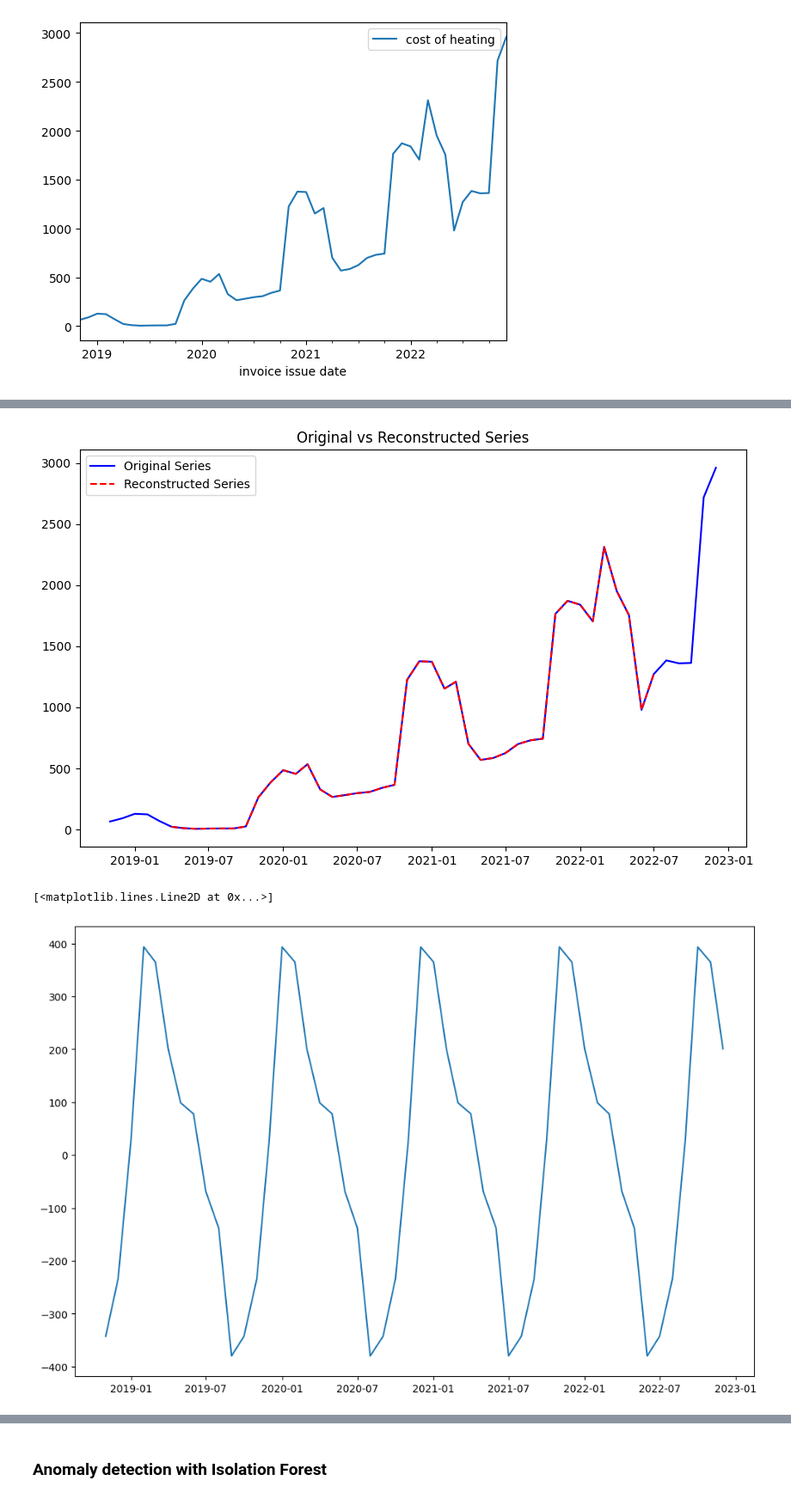
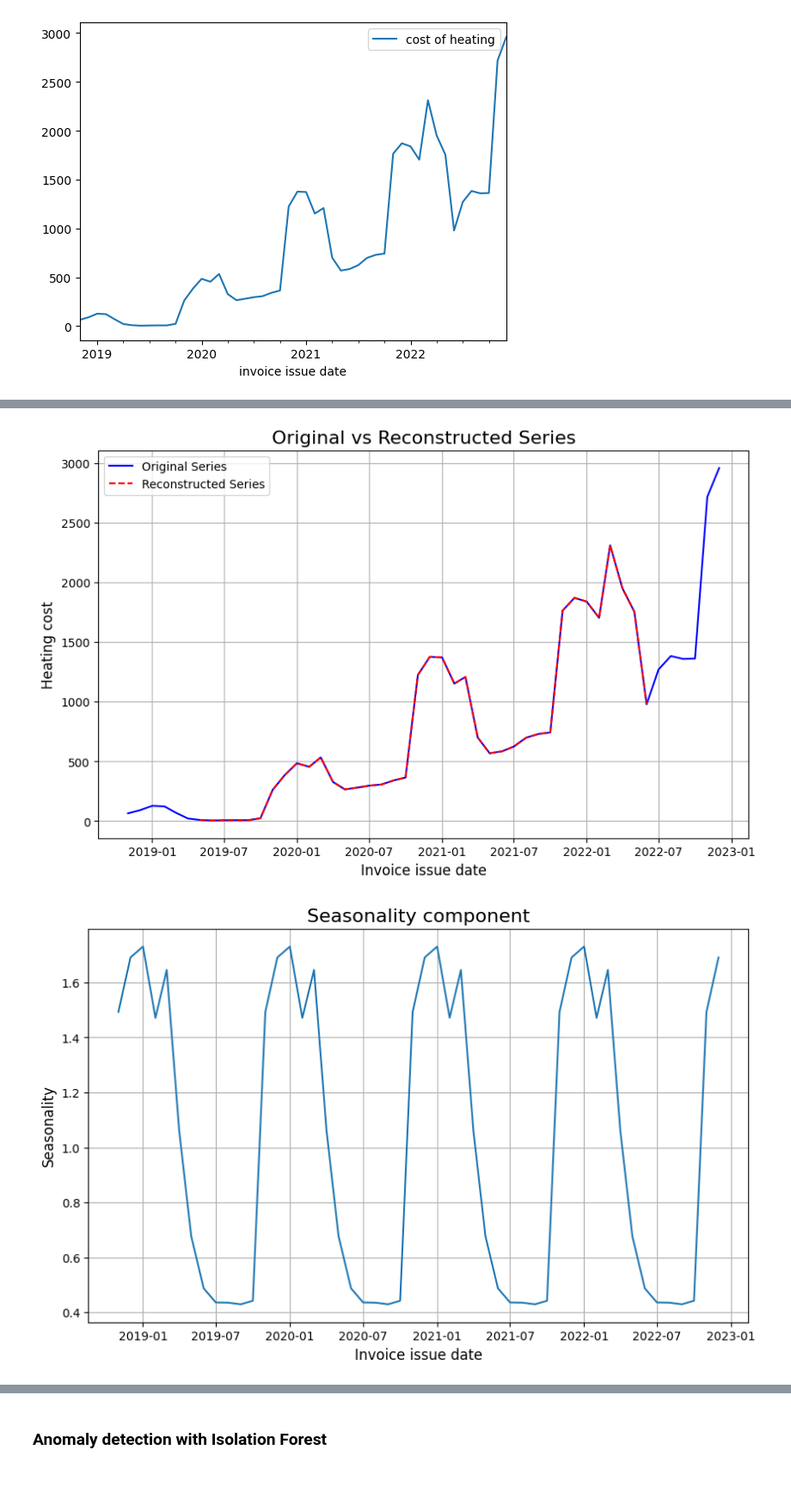
Before and after one commit to MKastek/time-series-notes, a Jupyter notebook: cost_of_heating_time_series.ipynb, the cells around one changed output, grey strips where cells are left out. Shown at 86% size. Cells and saved outputs as stored; diff of their text form; code cells hidden in the pictures.

```diff
--- a/cost_of_heating_time_series.ipynb
+++ b/cost_of_heating_time_series.ipynb
@@ -127,7 +127,7 @@ df.plot(x='invoice issue date', y='cost of heating')
 # %%
 from statsmodels.tsa.seasonal import seasonal_decompose
 
-result = seasonal_decompose(x=df['cost of heating'], model='additive', period=11)
+result = seasonal_decompose(x=df['cost of heating'], model='multiplicative', period=12)
 # %%
 result.plot()
 plt.show()
@@ -139,14 +139,20 @@ reconstructed = result.trend + result.seasonal + result.resid
 plt.figure(figsize=(10, 6))
 plt.plot(df['invoice issue date'],df['cost of heating'], label='Original Series', color='blue')
 plt.plot(df['invoice issue date'],reconstructed, label='Reconstructed Series', color='red', linestyle='--')
+plt.xlabel("Invoice issue date",fontsize=12)
+plt.ylabel("Heating cost",fontsize=12)
 plt.legend()
-plt.title("Original vs Reconstructed Series")
+plt.grid()
+plt.title("Original vs Reconstructed Series",fontsize=16)
 plt.show()
 # %% [output]
-[figure, old version]
+[figure, new version]
 # %%
-plt.figure(figsize=(12, 8))
+plt.figure(figsize=(10, 6))
 plt.plot(df['invoice issue date'], result.seasonal, label='Seasonality')
+plt.xlabel("Invoice issue date",fontsize=12)
+plt.ylabel("Seasonality",fontsize=12)
+plt.title("Seasonality component",fontsize=16)
+plt.grid()
 # %% [output]
-[<matplotlib.lines.Line2D at 0x...>]
-[figure, old version]
+[figure, new version]
```
Also changed, not shown: parts of 15 cells of this notebook.
